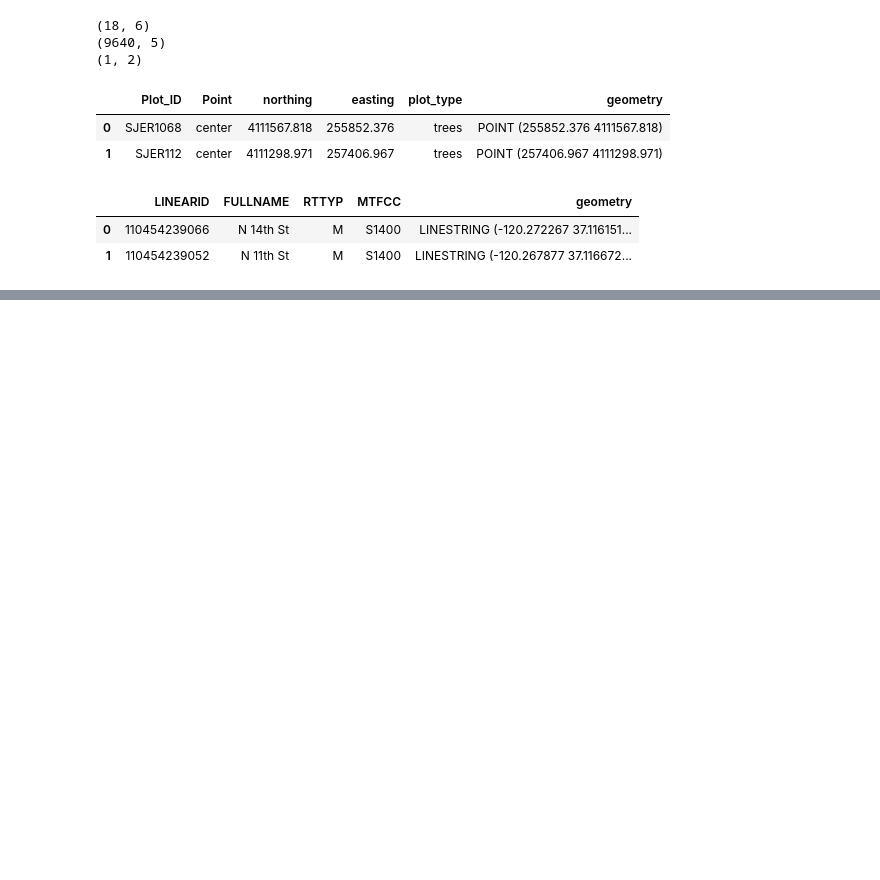
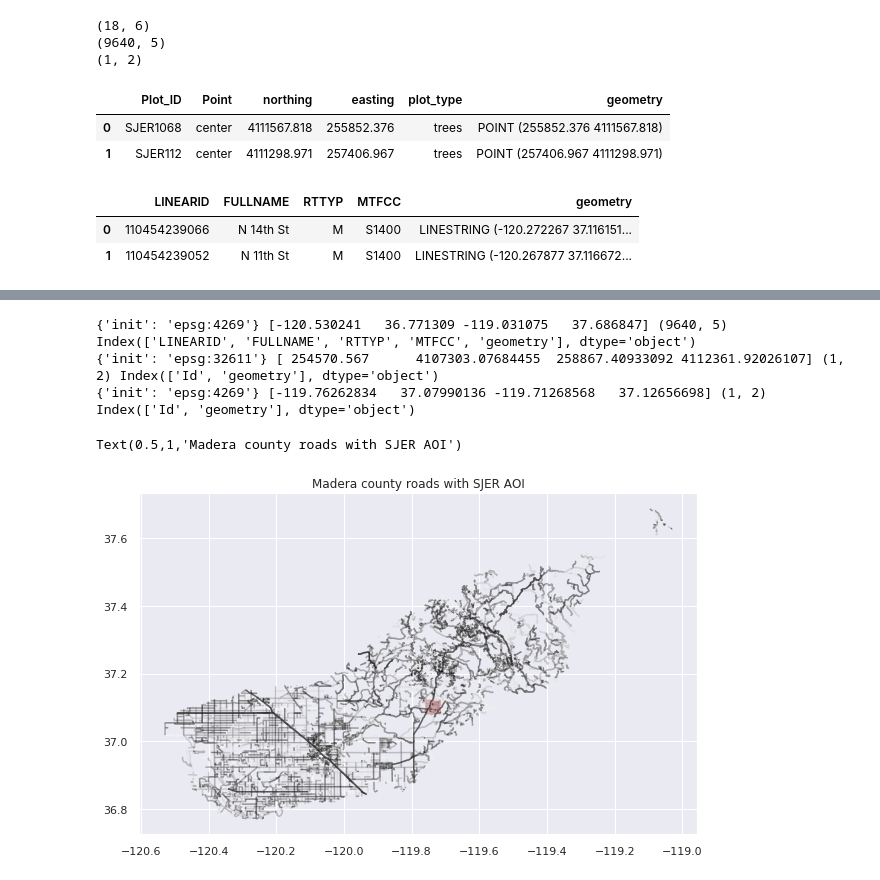
Before and after one commit to ArmaanBhullar/grid_gdp_analysis, a Jupyter notebook: earth_lab_tut_0.ipynb, the cells around one changed output, grey strips where cells are left out. Drawn from its saved outputs; the diff is of its cells as text; code cells hidden in the pictures; blank space fills up the shorter version.

```diff
--- a/earth_lab_tut_0.ipynb
+++ b/earth_lab_tut_0.ipynb
@@ -132,0 +140,23 @@ axis.set_title('SJER Plot Locations\nMadera County, CA', fontsize=16);
+# %%
+# import the road data
+madera_roads = gpd.read_file("data/tut/california/madera-county-roads/tl_2013_06039_roads.shp")
+# import the boundary of SJER
+# aoi stands for area of interest
+sjer_aoi = gpd.read_file("data/tut/california/neon-sjer-site/vector_data/SJER_crop.shp")
+# reproject the SJER boundary to match the roads layer using the EPSG code
+sjer_aoi_wgs84  = sjer_aoi.to_crs({'init': 'epsg:4269'})
+print(madera_roads.crs, madera_roads.total_bounds, madera_roads.shape, madera_roads.columns)
+print(sjer_aoi.crs, sjer_aoi.total_bounds, sjer_aoi.shape, sjer_aoi.columns)
+print(sjer_aoi_wgs84.crs, sjer_aoi_wgs84.total_bounds, sjer_aoi_wgs84.shape, sjer_aoi_wgs84.columns)
+# %% [output]
+{'init': 'epsg:4269'} [-120.530241   36.771309 -119.031075   37.686847] (9640, 5) Index(['LINEARID', 'FULLNAME', 'RTTYP', 'MTFCC', 'geometry'], dtype='object')
+{'init': 'epsg:32611'} [ 254570.567      4107303.07684455  258867.40933092 4112361.92026107] (1, 2) Index(['Id', 'geometry'], dtype='object')
+{'init': 'epsg:4269'} [-119.76262834   37.07990136 -119.71268568   37.12656698] (1, 2) Index(['Id', 'geometry'], dtype='object')
+# %%
+fig, ax = plt.subplots(figsize = (10,10))
+madera_roads.plot(ax=ax, cmap='Greys', alpha=0.5)
+sjer_aoi_wgs84.plot(ax=ax, color='r', markersize=20, alpha=0.5)
+ax.set_title('Madera county roads with SJER AOI')
+# %% [output]
+Text(0.5,1,'Madera county roads with SJER AOI')
+[figure, added]
```
Also changed, not shown: parts of 12 cells of this notebook, 1 other file.
